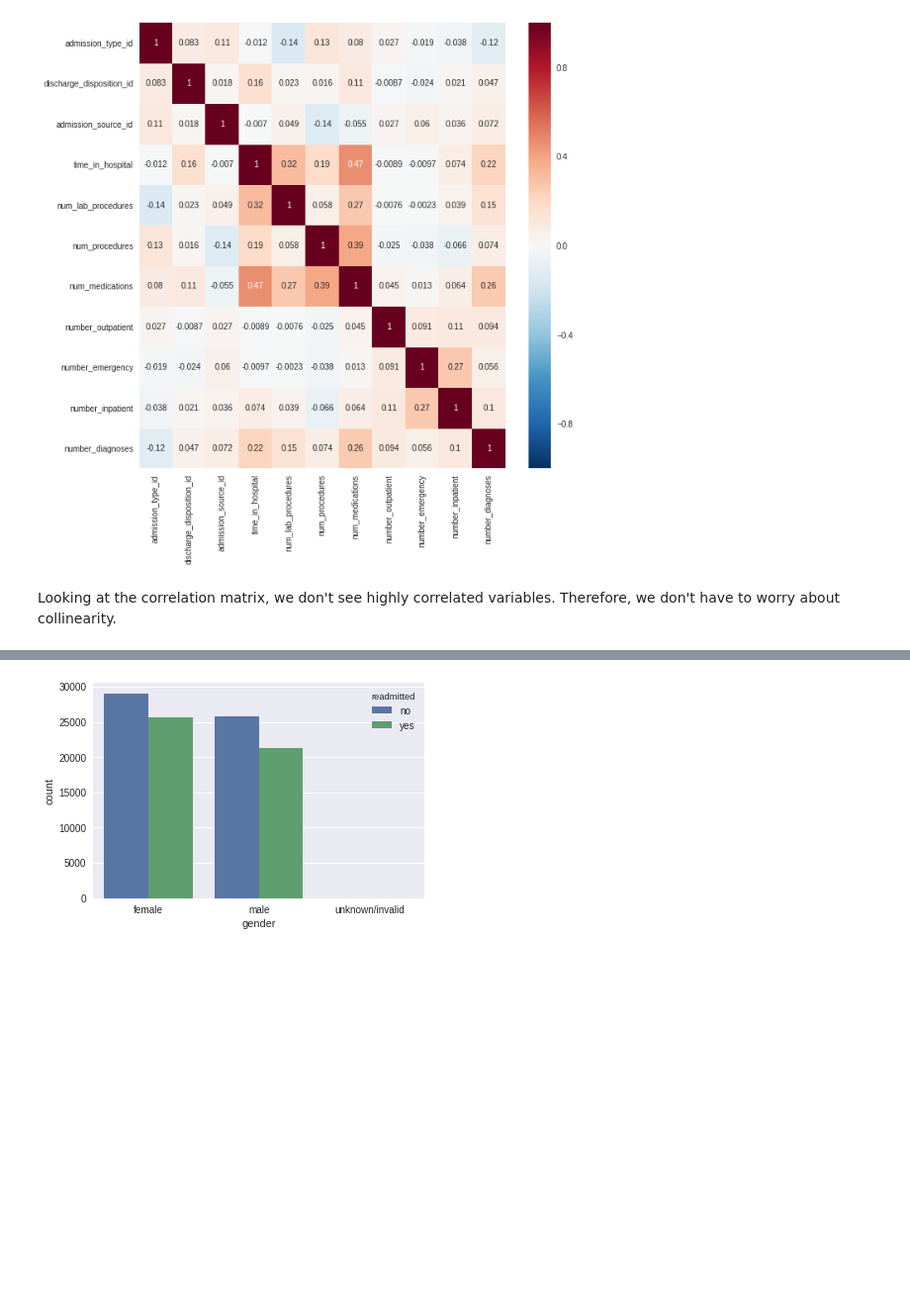
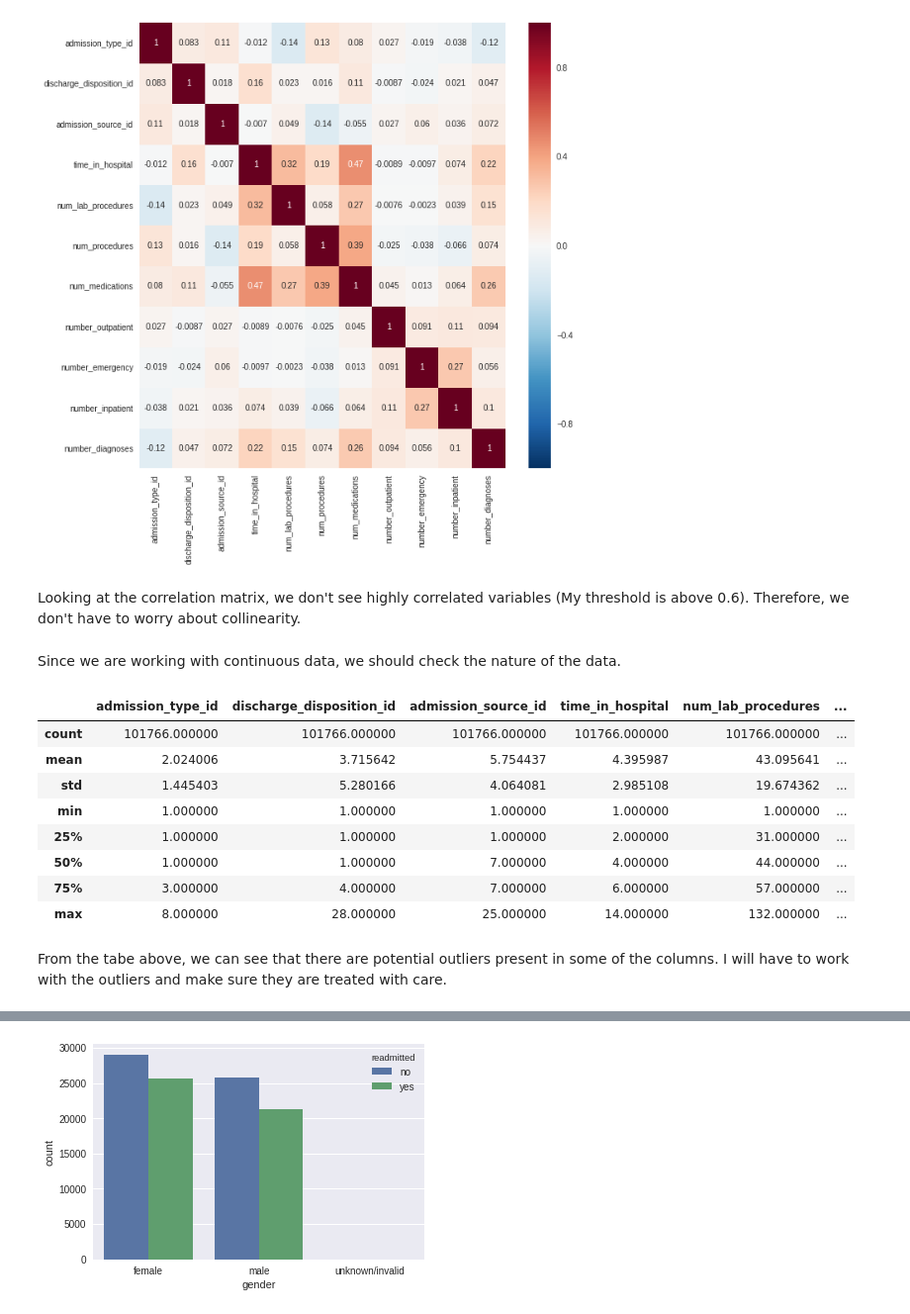
Before and after one commit to YellowRamen/diabetes, a Jupyter notebook: diabetes_analysis.ipynb, the cells around one changed output, grey strips where cells are left out. Shown at 99% size. Saved outputs shown, nothing was run; the diff lists cells and outputs as text; code cells hidden in the pictures; blank space fills up the shorter version.

```diff
--- a/diabetes_analysis.ipynb
+++ b/diabetes_analysis.ipynb
@@ -211,4 +216,21 @@ sns.heatmap(diabetes[cont_var].corr(), annot=True);
 # %% [output]
 [figure]
 # %% [markdown]
-Looking at the correlation matrix, we don't see highly correlated variables. Therefore, we don't have to worry about collinearity.
+Looking at the correlation matrix, we don't see highly correlated variables (My threshold is above 0.6). Therefore, we don't have to worry about collinearity.
+# %% [markdown]
+Since we are working with continuous data, we should check the nature of the data.
+# %%
+# checking the characteristics of our continuous variables
+diabetes[cont_var].describe()
+# %% [output]
+|  | admission_type_id | discharge_disposition_id | admission_source_id | time_in_hospital | num_lab_procedures | ... |
+| count | 101766.000000 | 101766.000000 | 101766.000000 | 101766.000000 | 101766.000000 | ... |
+| mean | 2.024006 | 3.715642 | 5.754437 | 4.395987 | 43.095641 | ... |
+| std | 1.445403 | 5.280166 | 4.064081 | 2.985108 | 19.674362 | ... |
+| min | 1.000000 | 1.000000 | 1.000000 | 1.000000 | 1.000000 | ... |
+| 25% | 1.000000 | 1.000000 | 1.000000 | 2.000000 | 31.000000 | ... |
+| 50% | 1.000000 | 1.000000 | 7.000000 | 4.000000 | 44.000000 | ... |
+| 75% | 3.000000 | 4.000000 | 7.000000 | 6.000000 | 57.000000 | ... |
+| max | 8.000000 | 28.000000 | 25.000000 | 14.000000 | 132.000000 | ... |
+# %% [markdown]
+From the tabe above, we can see that there are potential outliers present in some of the columns. I will have to work with the outliers and make sure they are treated with care.
```
Also changed, not shown: parts of 35 cells of this notebook.
